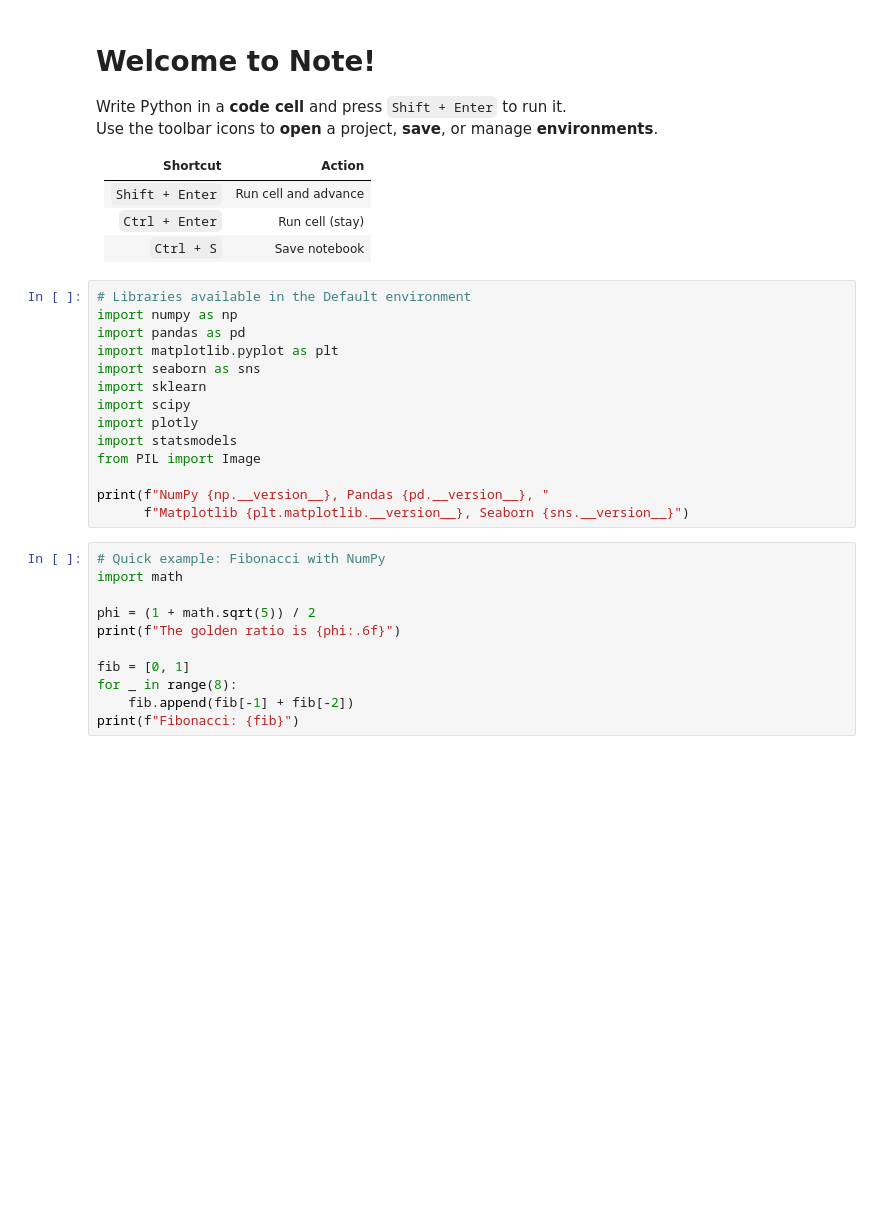
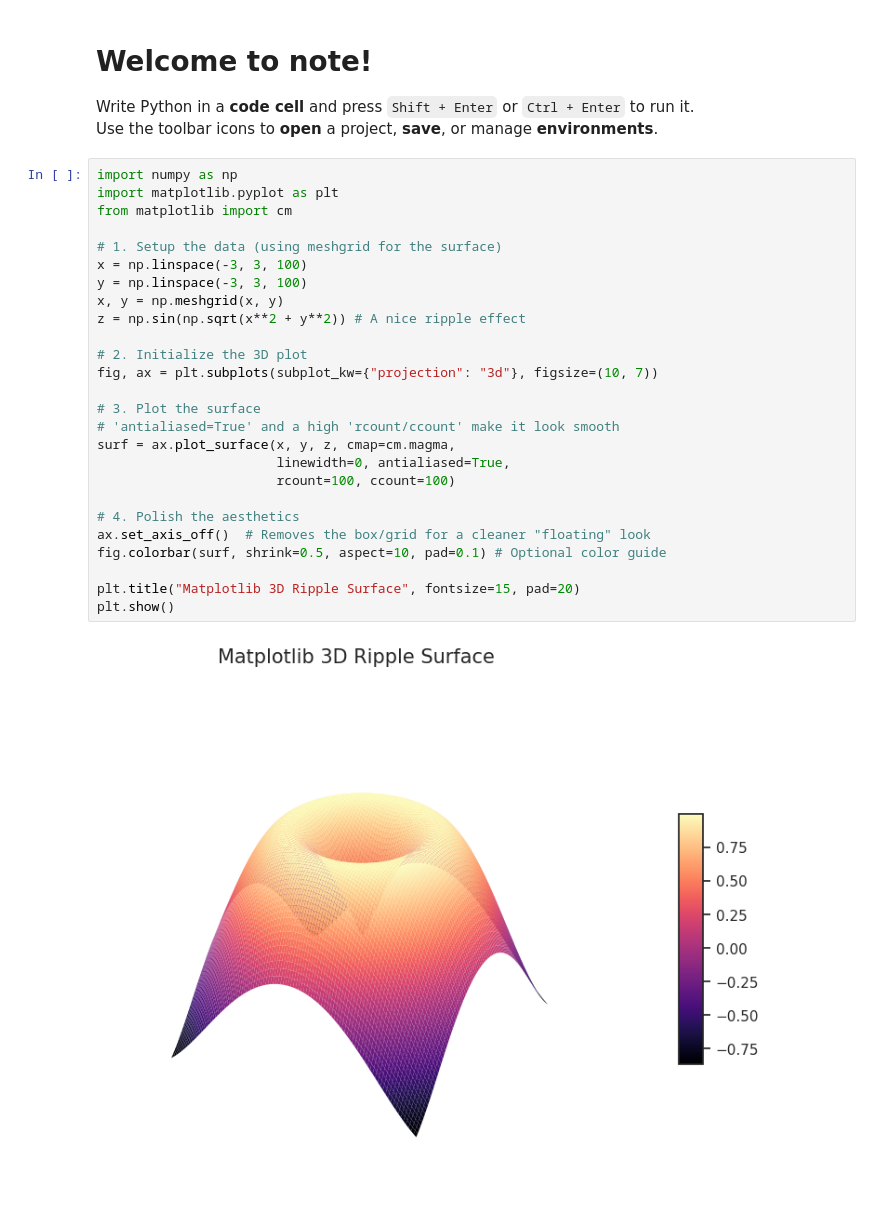
Before and after one commit to logus2k/notebook, a Jupyter notebook: data/projects/Examples/notebooks/Welcome.ipynb, the cells around one changed output. Cells and saved outputs as stored; diff of their text form; blank space fills up the shorter version.

```diff
--- a/data/projects/Examples/notebooks/Welcome.ipynb
+++ b/data/projects/Examples/notebooks/Welcome.ipynb
@@ -1,36 +1,33 @@
 # %% [markdown]
-# Welcome to Note!
+# Welcome to note!
 
-Write Python in a **code cell** and press `Shift + Enter` to run it.
+Write Python in a **code cell** and press `Shift + Enter` or `Ctrl + Enter` to run it.
 Use the toolbar icons to **open** a project, **save**, or manage **environments**.
-
-| Shortcut | Action |
-| --- | --- |
-| `Shift + Enter` | Run cell and advance |
-| `Ctrl + Enter` | Run cell (stay) |
-| `Ctrl + S` | Save notebook |
-# %%
-# Libraries available in the Default environment
-import numpy as np
-import pandas as pd
-import matplotlib.pyplot as plt
-import seaborn as sns
-import sklearn
-import scipy
-import plotly
-import statsmodels
-from PIL import Image
-
-print(f"NumPy {np.__version__}, Pandas {pd.__version__}, "
-      f"Matplotlib {plt.matplotlib.__version__}, Seaborn {sns.__version__}")
-# %%
-# Quick example: Fibonacci with NumPy
-import math
-
-phi = (1 + math.sqrt(5)) / 2
-print(f"The golden ratio is {phi:.6f}")
-
-fib = [0, 1]
-for _ in range(8):
-    fib.append(fib[-1] + fib[-2])
-print(f"Fibonacci: {fib}")
+# %%
+import numpy as np
+import matplotlib.pyplot as plt
+from matplotlib import cm
+
+# 1. Setup the data (using meshgrid for the surface)
+x = np.linspace(-3, 3, 100)
+y = np.linspace(-3, 3, 100)
+x, y = np.meshgrid(x, y)
+z = np.sin(np.sqrt(x**2 + y**2)) # A nice ripple effect
+
+# 2. Initialize the 3D plot
+fig, ax = plt.subplots(subplot_kw={"projection": "3d"}, figsize=(10, 7))
+
+# 3. Plot the surface
+# 'antialiased=True' and a high 'rcount/ccount' make it look smooth
+surf = ax.plot_surface(x, y, z, cmap=cm.magma,
+                       linewidth=0, antialiased=True,
+                       rcount=100, ccount=100)
+
+# 4. Polish the aesthetics
+ax.set_axis_off()  # Removes the box/grid for a cleaner "floating" look
+fig.colorbar(surf, shrink=0.5, aspect=10, pad=0.1) # Optional color guide
+
+plt.title("Matplotlib 3D Ripple Surface", fontsize=15, pad=20)
+plt.show()
+# %% [output]
+[figure, added]
```
Also changed, not shown: parts of 1 cell of this notebook, 12 other files.
